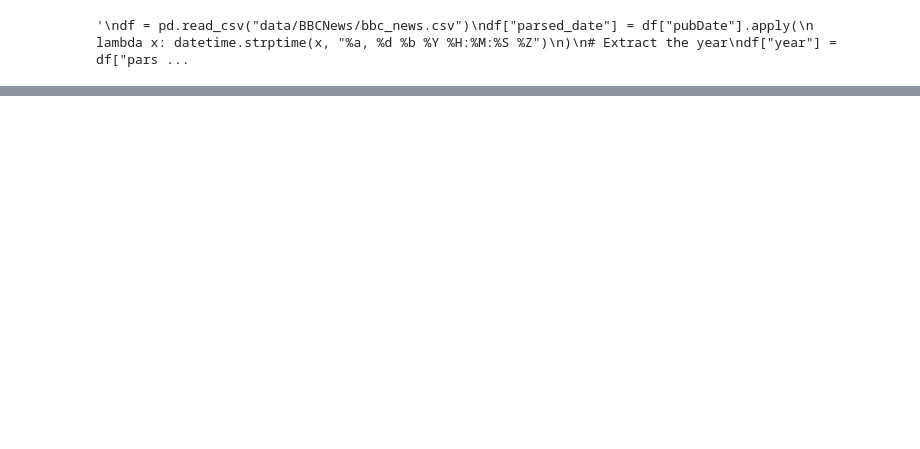
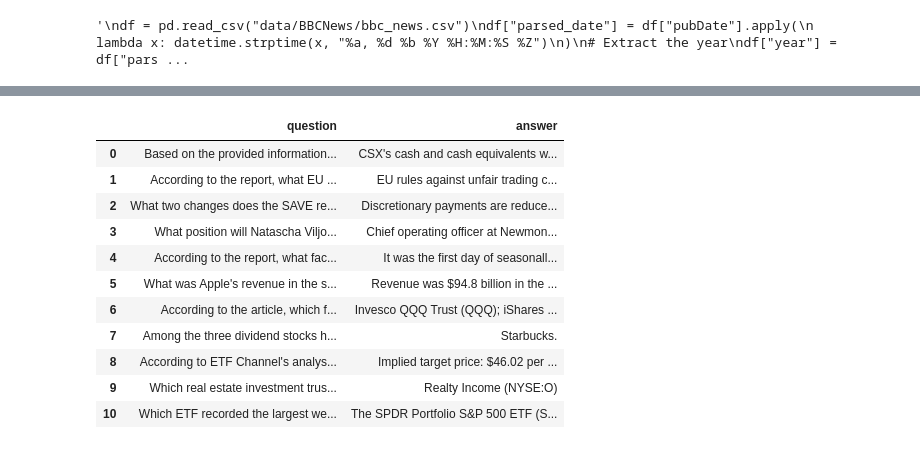
Before and after one commit to Nevruq/SynKno, a Jupyter notebook: src/notebook.ipynb, the cells around one changed output, grey strips where cells are left out. Saved outputs shown, nothing was run; the diff lists cells and outputs as text; code cells hidden in the pictures; blank space fills up the shorter version.

```diff
--- a/src/notebook.ipynb
+++ b/src/notebook.ipynb
@@ -319 +365,16 @@ output_file.close()
+# %%
+pd.read_csv("QA_nasdaq.csv")
+# %% [output]
+|  | question | answer |
+| 0 | Based on the provided information... | CSX's cash and cash equivalents w... |
+| 1 | According to the report, what EU ... | EU rules against unfair trading c... |
+| 2 | What two changes does the SAVE re... | Discretionary payments are reduce... |
+| 3 | What position will Natascha Viljo... | Chief operating officer at Newmon... |
+| 4 | According to the report, what fac... | It was the first day of seasonall... |
+| 5 | What was Apple's revenue in the s... | Revenue was $94.8 billion in the ... |
+| 6 | According to the article, which f... | Invesco QQQ Trust (QQQ); iShares ... |
+| 7 | Among the three dividend stocks h... | Starbucks. |
+| 8 | According to ETF Channel's analys... | Implied target price: $46.02 per ... |
+| 9 | Which real estate investment trus... | Realty Income (NYSE:O) |
+| 10 | Which ETF recorded the largest we... | The SPDR Portfolio S&P 500 ETF (S... |
 # %%
```
Also changed, not shown: parts of 6 cells of this notebook, 3 other files.
